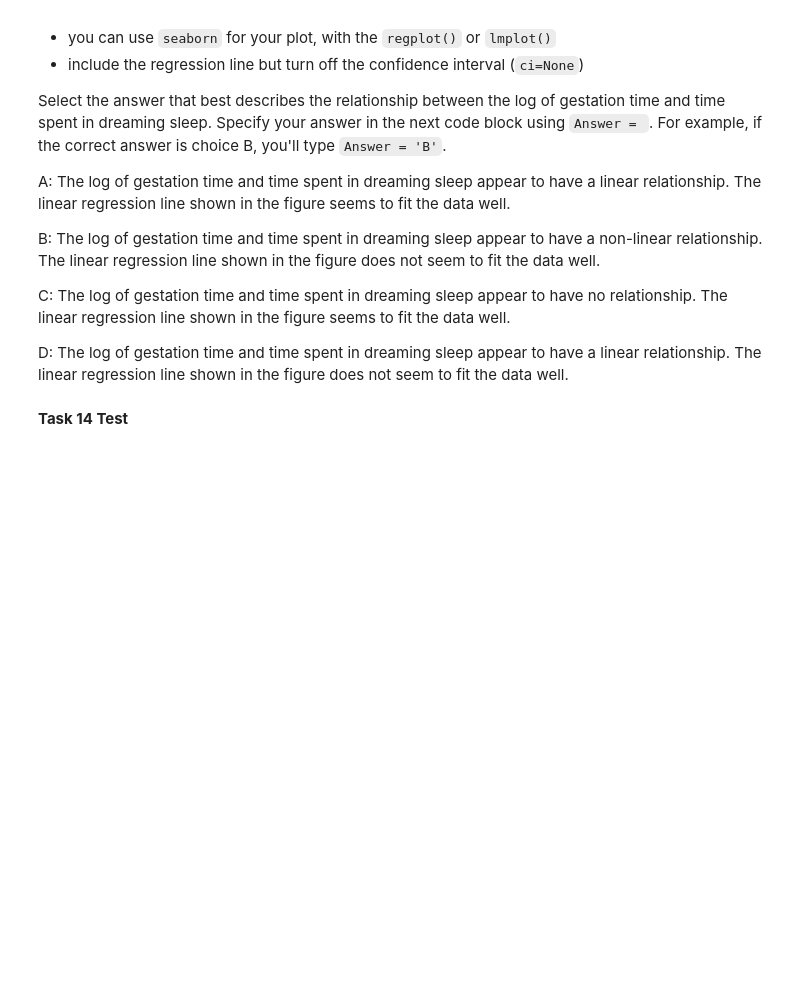
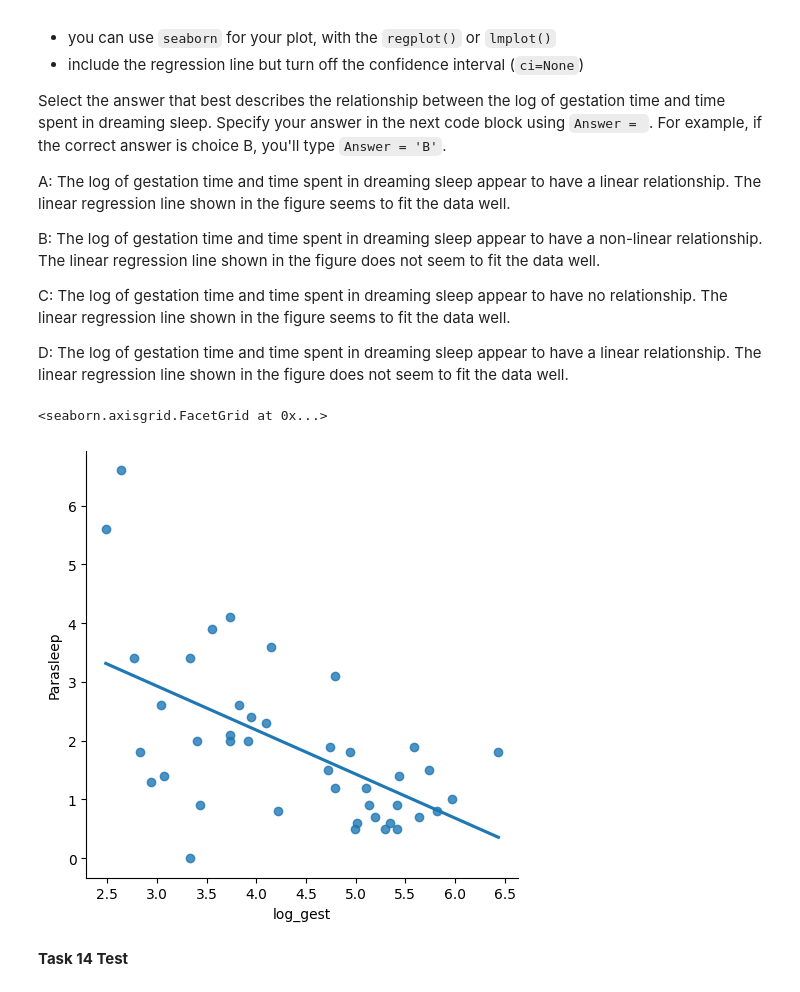
Before and after one commit to sikoh/DS-Linear-Algebra, a Jupyter notebook: Inference-Linear-Regression/DS_InferenceForRegression_Homework.ipynb, the cells around one changed output. Drawn from its saved outputs; the diff is of its cells as text; code cells hidden in the pictures; blank space fills up the shorter version.

```diff
--- a/Inference-Linear-Regression/DS_InferenceForRegression_Homework.ipynb
+++ b/Inference-Linear-Regression/DS_InferenceForRegression_Homework.ipynb
@@ -409,7 +451,8 @@ Let's try something new: taking the log of a variable to transform it. Then we'l
 # Task 13
 
 # YOUR CODE HERE
-raise NotImplementedError()
+#raise NotImplementedError()
+df_sleep['log_gest'] = np.log(df_sleep['Gest'])
 
 # Look at your new column
 df_sleep.head()
@@ -439,8 +489,13 @@ D: The log of gestation time and time spent in dreaming sleep appear to have a l
 # %%
 # Task 14
 
 # YOUR CODE HERE
-raise NotImplementedError()
+Answer = 'A'
+#raise NotImplementedError()
+sns.lmplot(x ='log_gest', y = 'Parasleep', data = df_sleep, ci = None)
+# %% [output]
+<seaborn.axisgrid.FacetGrid at 0x...>
+[figure, added]
 # %% [markdown]
 **Task 14 Test**
 # %%
```
Also changed, not shown: parts of 12 cells of this notebook.
